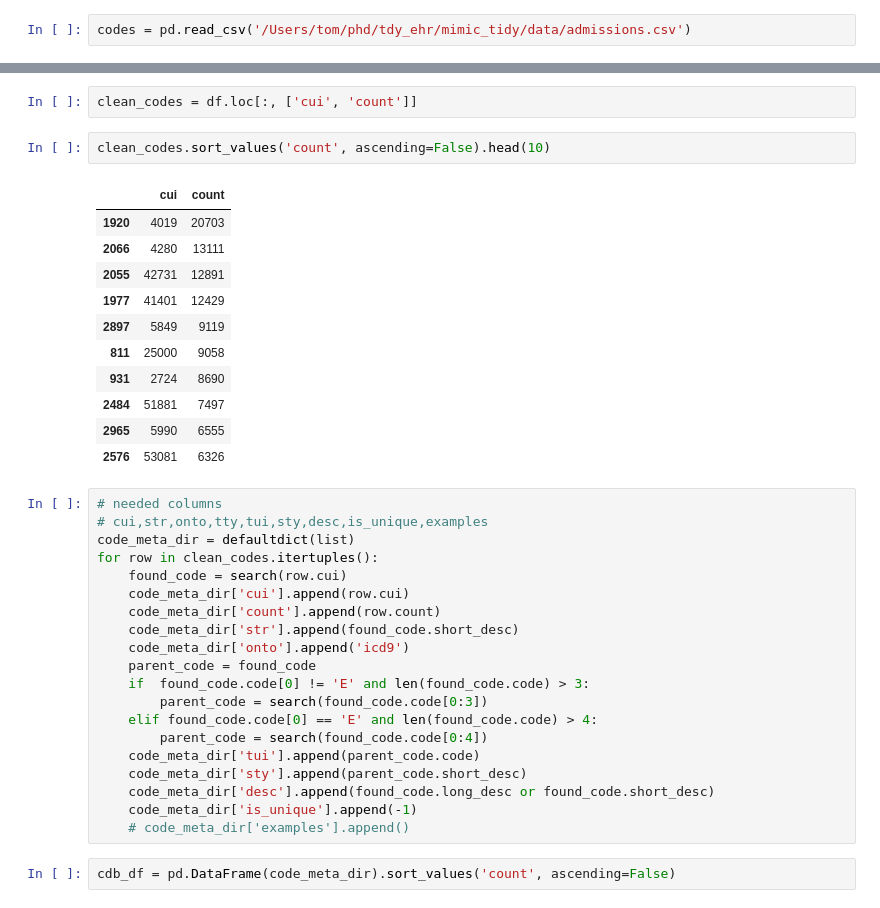
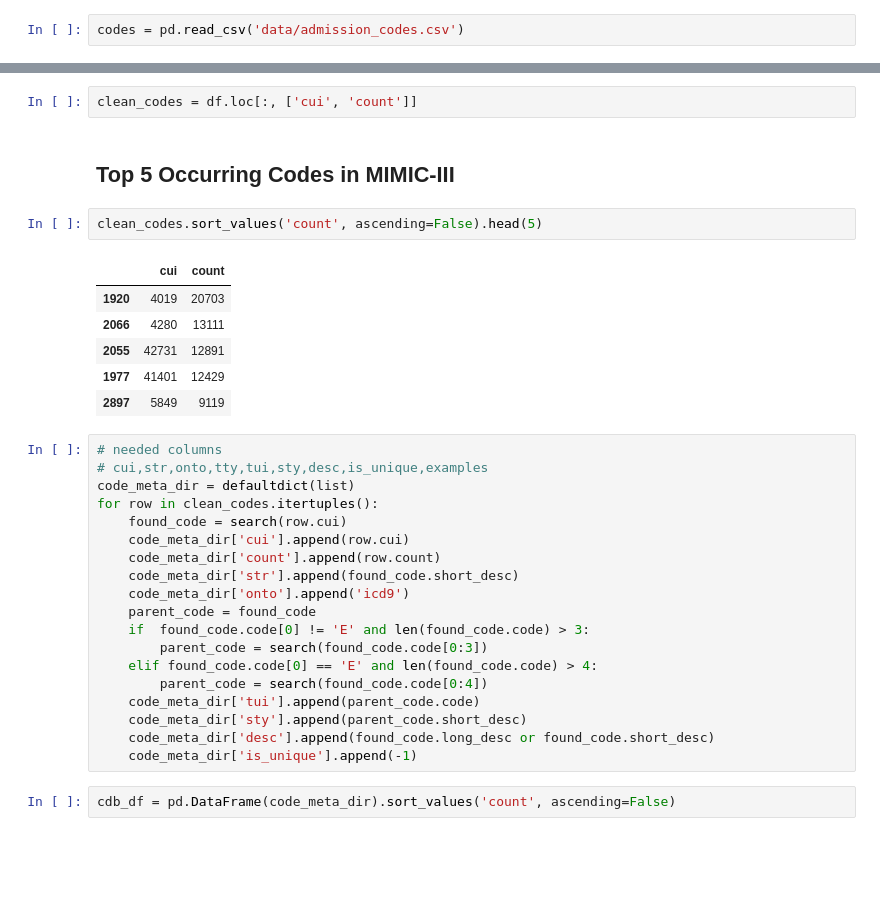
Before and after one commit to tomolopolis/MIMIC-III-Discharge-Diagnosis-Analysis, a Jupyter notebook: Build_Train_ICD9_MedCAT_CDB.ipynb, the cells around one changed output, grey strips where cells are left out. Drawn from its saved outputs; the diff is of its cells as text; blank space fills up the shorter version.

```diff
--- a/Build_Train_ICD9_MedCAT_CDB.ipynb
+++ b/Build_Train_ICD9_MedCAT_CDB.ipynb
@@ -15,27 +15,24 @@ from collections import defaultdict
 import json
 from matplotlib import pyplot as plt
 # %%
-codes = pd.read_csv('/Users/tom/phd/tdy_ehr/mimic_tidy/data/admissions.csv')
+codes = pd.read_csv('data/admission_codes.csv')
 # %%
 df = codes.groupby('icd9_code').count()
 df.reset_index(inplace=True)
 df.columns = ['cui', 'count', '_', '_', '_']
 # %%
 clean_codes = df.loc[:, ['cui', 'count']]
+# %% [markdown]
+## Top 5 Occurring Codes in MIMIC-III
 # %%
-clean_codes.sort_values('count', ascending=False).head(10)
+clean_codes.sort_values('count', ascending=False).head(5)
 # %% [output]
 |  | cui | count |
 | 1920 | 4019 | 20703 |
 | 2066 | 4280 | 13111 |
 | 2055 | 42731 | 12891 |
 | 1977 | 41401 | 12429 |
 | 2897 | 5849 | 9119 |
-| 811 | 25000 | 9058 |
-| 931 | 2724 | 8690 |
-| 2484 | 51881 | 7497 |
-| 2965 | 5990 | 6555 |
-| 2576 | 53081 | 6326 |
 # %%
 # needed columns
 # cui,str,onto,tty,tui,sty,desc,is_unique,examples
@@ -55,7 +52,6 @@ for row in clean_codes.itertuples():
     code_meta_dir['sty'].append(parent_code.short_desc)
     code_meta_dir['desc'].append(found_code.long_desc or found_code.short_desc)
     code_meta_dir['is_unique'].append(-1)
-    # code_meta_dir['examples'].append()
 # %%
 cdb_df = pd.DataFrame(code_meta_dir).sort_values('count', ascending=False)
 # %%
```
Also changed, not shown: parts of 21 cells of this notebook, 8 other files.
